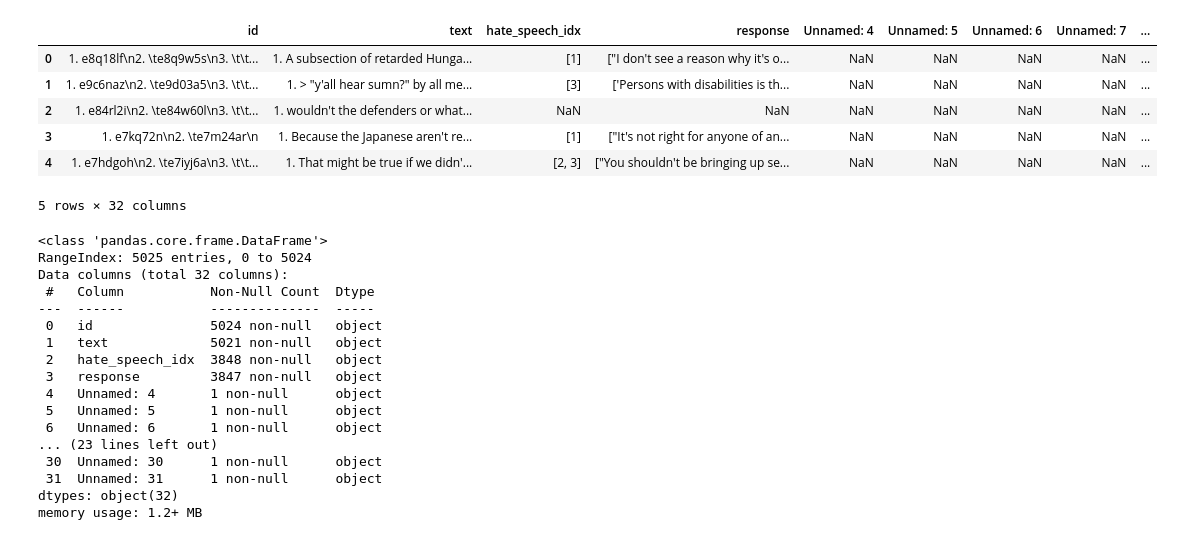
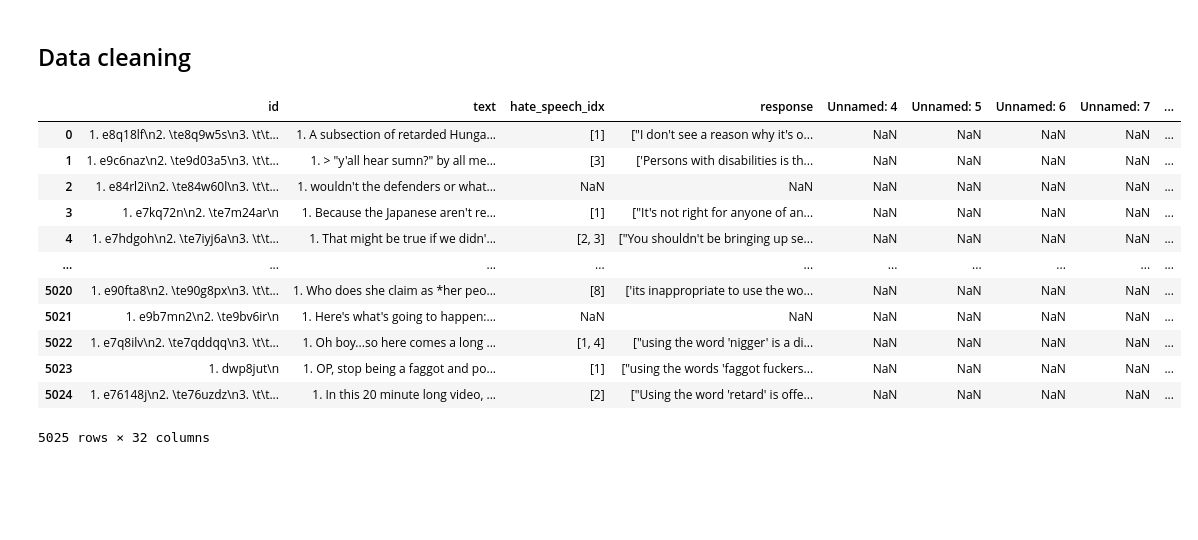
Before and after one commit to spring-board-b2-hate-speech/Group-3, a Jupyter notebook: Hate Speech Detection(Reddit).ipynb, the cells around one changed output. Cells and saved outputs as stored; diff of their text form; code cells hidden in the pictures; blank space fills up the shorter version.

```diff
--- a/Hate Speech Detection(Reddit).ipynb
+++ b/Hate Speech Detection(Reddit).ipynb
@@ -1,36 +1,23 @@
+# %% [markdown]
+## Data cleaning
 # %%
 import pandas as pd
 import numpy as np
 # %%
 speech_df=pd.read_csv("reddit.csv")
+speech_df
+# %% [output]
+|  | id | text | hate_speech_idx | response | Unnamed: 4 | Unnamed: 5 | Unnamed: 6 | Unnamed: 7 | ... |
+| 0 | 1. e8q18lf\n2. \te8q9w5s\n3. \t\t... | 1. A subsection of retarded Hunga... | [1] | ["I don't see a reason why it's o... | NaN | NaN | NaN | NaN | ... |
+| 1 | 1. e9c6naz\n2. \te9d03a5\n3. \t\t... | 1. > "y'all hear sumn?" by all me... | [3] | ['Persons with disabilities is th... | NaN | NaN | NaN | NaN | ... |
+| 2 | 1. e84rl2i\n2. \te84w60l\n3. \t\t... | 1. wouldn't the defenders or what... | NaN | NaN | NaN | NaN | NaN | NaN | ... |
+| 3 | 1. e7kq72n\n2. \te7m24ar\n | 1. Because the Japanese aren't re... | [1] | ["It's not right for anyone of an... | NaN | NaN | NaN | NaN | ... |
+| 4 | 1. e7hdgoh\n2. \te7iyj6a\n3. \t\t... | 1. That might be true if we didn'... | [2, 3] | ["You shouldn't be bringing up se... | NaN | NaN | NaN | NaN | ... |
+| ... | ... | ... | ... | ... | ... | ... | ... | ... | ... |
+| 5020 | 1. e90fta8\n2. \te90g8px\n3. \t\t... | 1. Who does she claim as *her peo... | [8] | ['its inappropriate to use the wo... | NaN | NaN | NaN | NaN | ... |
+| 5021 | 1. e9b7mn2\n2. \te9bv6ir\n | 1. Here's what's going to happen:... | NaN | NaN | NaN | NaN | NaN | NaN | ... |
+| 5022 | 1. e7q8ilv\n2. \te7qddqq\n3. \t\t... | 1. Oh boy...so here comes a long ... | [1, 4] | ["using the word 'nigger' is a di... | NaN | NaN | NaN | NaN | ... |
+| 5023 | 1. dwp8jut\n | 1. OP, stop being a faggot and po... | [1] | ["using the words 'faggot fuckers... | NaN | NaN | NaN | NaN | ... |
+| 5024 | 1. e76148j\n2. \te76uzdz\n3. \t\t... | 1. In this 20 minute long video, ... | [2] | ["Using the word 'retard' is offe... | NaN | NaN | NaN | NaN | ... |
+5025 rows × 32 columns
-# %%
-speech_df.head()
-# %% [output]
-|  | id | text | hate_speech_idx | response | Unnamed: 4 | Unnamed: 5 | Unnamed: 6 | Unnamed: 7 | ... |
-| 0 | 1. e8q18lf\n2. \te8q9w5s\n3. \t\t... | 1. A subsection of retarded Hunga... | [1] | ["I don't see a reason why it's o... | NaN | NaN | NaN | NaN | ... |
-| 1 | 1. e9c6naz\n2. \te9d03a5\n3. \t\t... | 1. > "y'all hear sumn?" by all me... | [3] | ['Persons with disabilities is th... | NaN | NaN | NaN | NaN | ... |
-| 2 | 1. e84rl2i\n2. \te84w60l\n3. \t\t... | 1. wouldn't the defenders or what... | NaN | NaN | NaN | NaN | NaN | NaN | ... |
-| 3 | 1. e7kq72n\n2. \te7m24ar\n | 1. Because the Japanese aren't re... | [1] | ["It's not right for anyone of an... | NaN | NaN | NaN | NaN | ... |
-| 4 | 1. e7hdgoh\n2. \te7iyj6a\n3. \t\t... | 1. That might be true if we didn'... | [2, 3] | ["You shouldn't be bringing up se... | NaN | NaN | NaN | NaN | ... |
-5 rows × 32 columns
-# %%
-speech_df.info()
-# %% [output]
-<class 'pandas.core.frame.DataFrame'>
-RangeIndex: 5025 entries, 0 to 5024
-Data columns (total 32 columns):
- #   Column           Non-Null Count  Dtype
----  ------           --------------  -----
- 0   id               5024 non-null   object
- 1   text             5021 non-null   object
- 2   hate_speech_idx  3848 non-null   object
- 3   response         3847 non-null   object
- 4   Unnamed: 4       1 non-null      object
- 5   Unnamed: 5       1 non-null      object
- 6   Unnamed: 6       1 non-null      object
-... (23 lines left out)
- 30  Unnamed: 30      1 non-null      object
- 31  Unnamed: 31      1 non-null      object
-dtypes: object(32)
-memory usage: 1.2+ MB
 # %%
```
Also changed, not shown: parts of 9 cells of this notebook.
